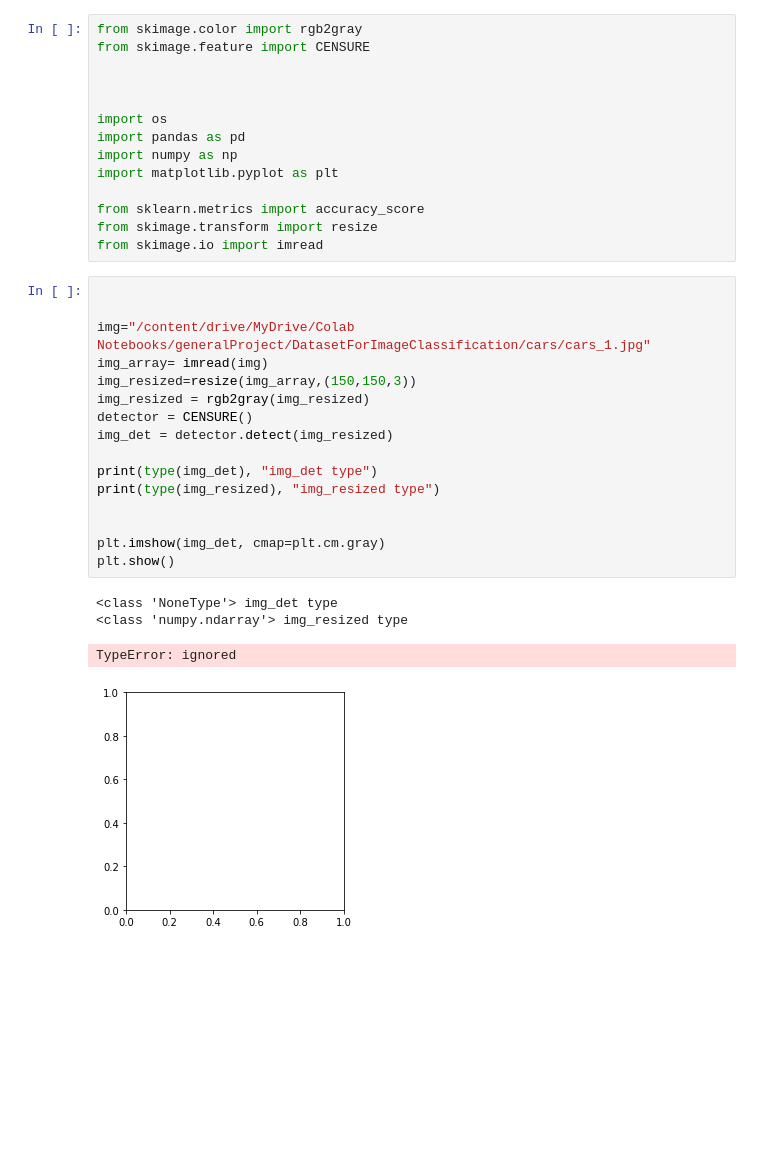
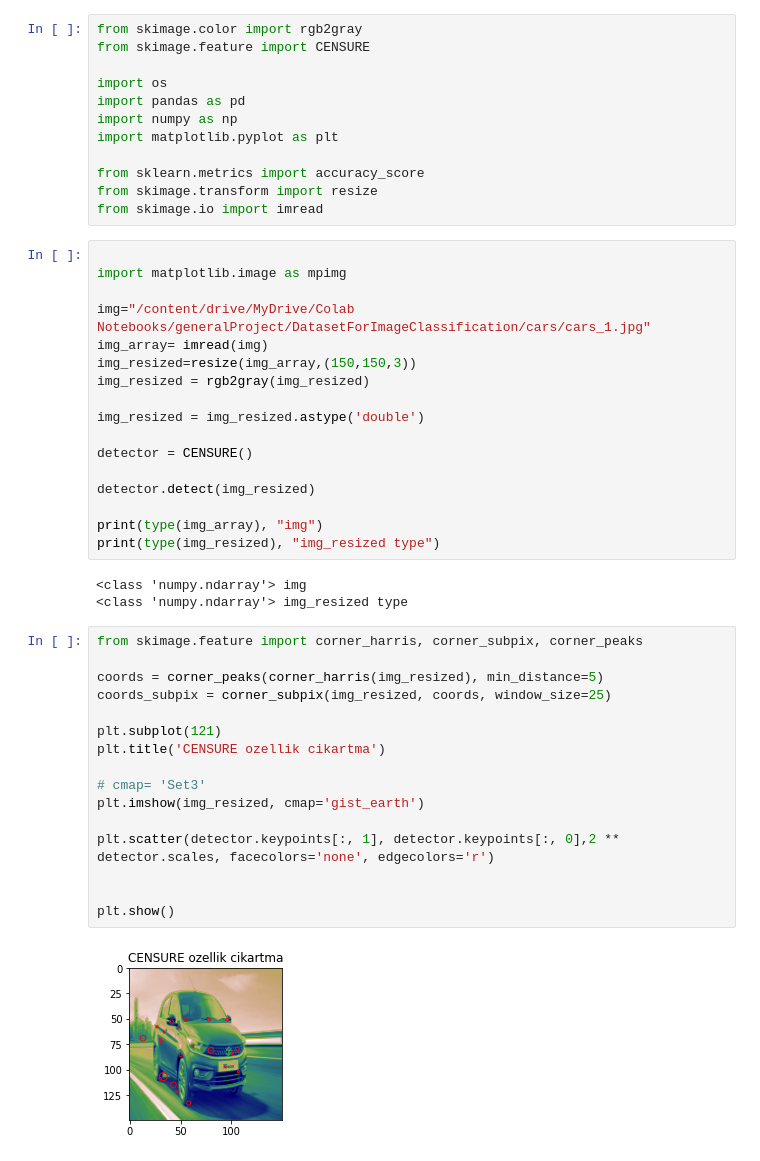
Before and after one commit to ikbalunal/image-feature-extraction-example, a Jupyter notebook: skimageFeatAlg.ipynb, the cells around one changed output. Drawn from its saved outputs; the diff is of its cells as text; blank space fills up the shorter version.

```diff
--- a/skimageFeatAlg.ipynb
+++ b/skimageFeatAlg.ipynb
@@ -1,8 +1,6 @@
 # %%
 from skimage.color import rgb2gray
 from skimage.feature import CENSURE
-
-
 
 import os
 import pandas as pd
@@ -14,22 +12,39 @@ from skimage.transform import resize
 from skimage.io import imread
 # %%
 
+import matplotlib.image as mpimg
 
 img="/content/drive/MyDrive/Colab Notebooks/generalProject/DatasetForImageClassification/cars/cars_1.jpg"
 img_array= imread(img)
 img_resized=resize(img_array,(150,150,3))
 img_resized = rgb2gray(img_resized)
+
+img_resized = img_resized.astype('double')
+
 detector = CENSURE()
-img_det = detector.detect(img_resized)
 
-print(type(img_det), "img_det type")
+detector.detect(img_resized)
+
+print(type(img_array), "img")
 print(type(img_resized), "img_resized type")
-
-
-plt.imshow(img_det, cmap=plt.cm.gray)
-plt.show()
 # %% [output]
-<class 'NoneType'> img_det type
+<class 'numpy.ndarray'> img
 <class 'numpy.ndarray'> img_resized type
-TypeError: ignored
-[figure, removed]
+# %%
+from skimage.feature import corner_harris, corner_subpix, corner_peaks
+
+coords = corner_peaks(corner_harris(img_resized), min_distance=5)
+coords_subpix = corner_subpix(img_resized, coords, window_size=25)
+
+plt.subplot(121)
+plt.title('CENSURE ozellik cikartma')
+
+# cmap= 'Set3'
+plt.imshow(img_resized, cmap='gist_earth')
+
+plt.scatter(detector.keypoints[:, 1], detector.keypoints[:, 0],2 ** detector.scales, facecolors='none', edgecolors='r')
+
+
+plt.show()
+# %% [output]
+[figure, added]
```
